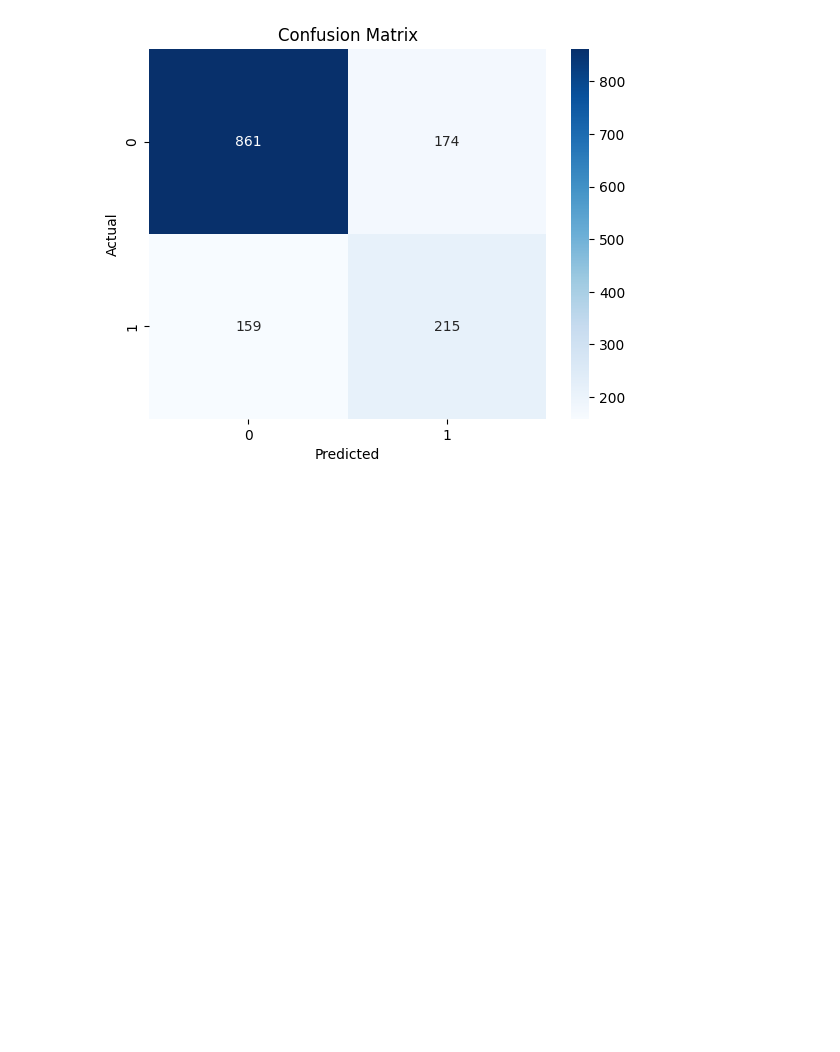
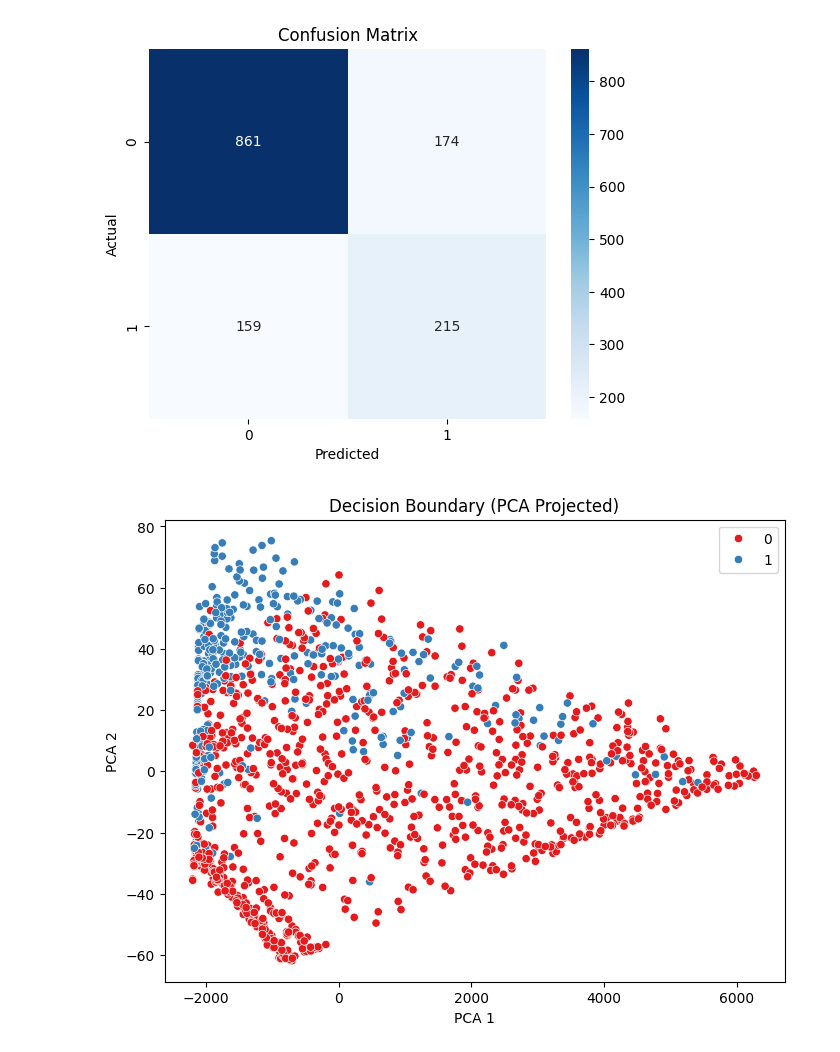
Before and after one commit to ksganni/CUSTOMER_CHURN_PREDICTION, a Jupyter notebook: notebook/customer_churn_prediction.ipynb, the cells around one changed output. Saved outputs shown, nothing was run; the diff lists cells and outputs as text; code cells hidden in the pictures; blank space fills up the shorter version.

```diff
--- a/notebook/customer_churn_prediction.ipynb
+++ b/notebook/customer_churn_prediction.ipynb
@@ -224,3 +224,18 @@ plt.ylabel("Actual")
 plt.show()
 # %% [output]
 [figure]
+# %%
+# 2D PCA projection
+from sklearn.decomposition import PCA
+
+pca=PCA(n_components=2)
+X_vis=pca.fit_transform(X_test)
+
+plt.figure(figsize=(8,6))
+sns.scatterplot(x=X_vis[:,0],y=X_vis[:,1],hue=y_pred,palette="Set1")
+plt.title("Decision Boundary (PCA Projected)")
+plt.xlabel("PCA 1")
+plt.ylabel("PCA 2")
+plt.show()
+# %% [output]
+[figure, added]
```
